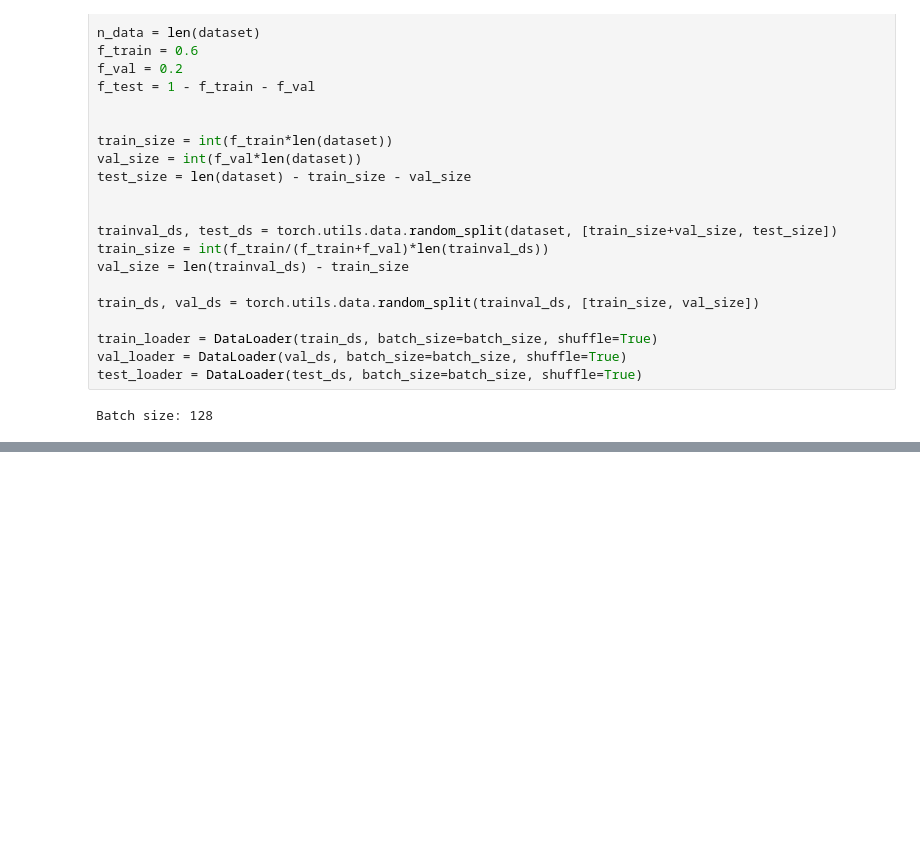
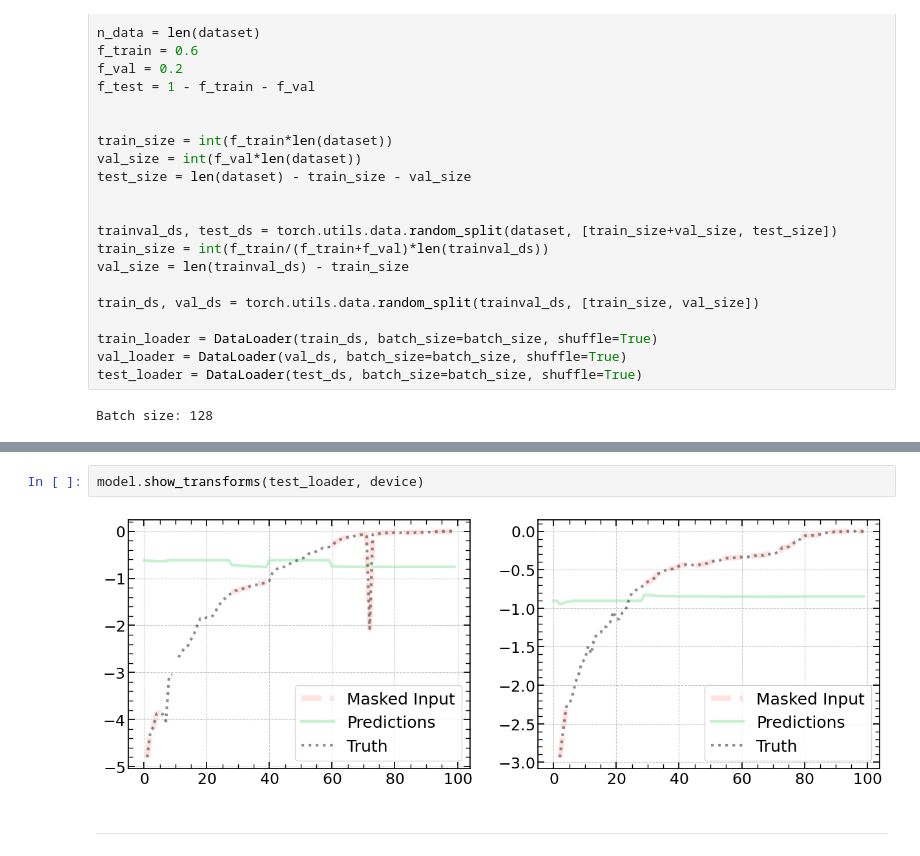
Before and after one commit to SergeiDBykov/self_supervised_halos, a Jupyter notebook: notebooks/1d_transformer_embeddings.ipynb, the cells around one changed output, grey strips where cells are left out. Saved outputs shown, nothing was run; the diff lists cells and outputs as text; blank space fills up the shorter version.

```diff
--- a/notebooks/1d_transformer_embeddings.ipynb
+++ b/notebooks/1d_transformer_embeddings.ipynb
@@ -249,0 +123,6 @@ TransformerEncoderLayer(
+# %%
+model.show_transforms(test_loader, device)
+# %% [output]
+[figure, added]
+# %% [markdown]
+----
```
Also changed, not shown: parts of 18 cells of this notebook, 3 other files.
